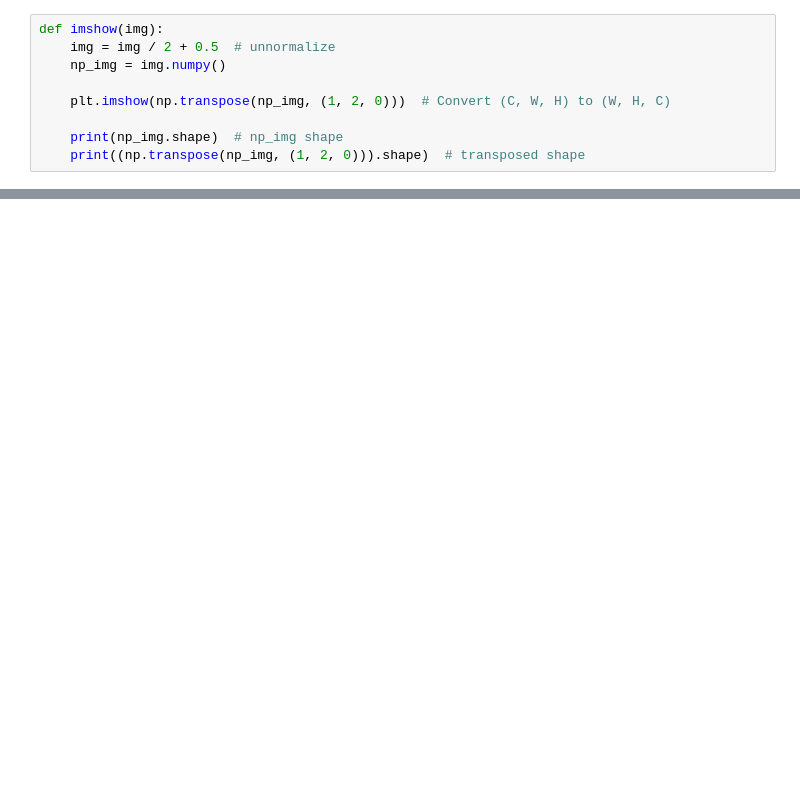
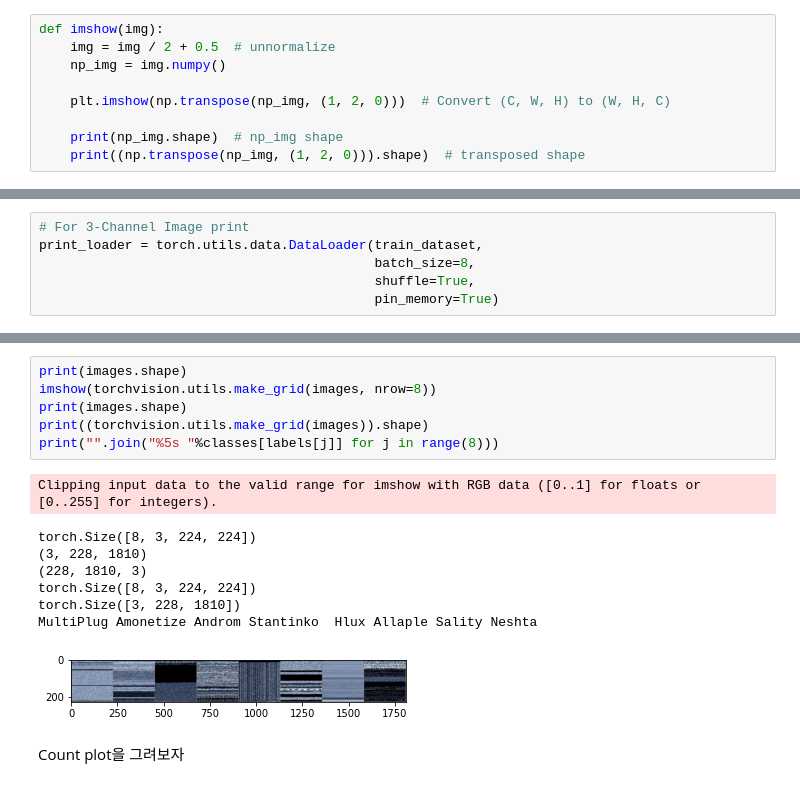
Before and after one commit to Steve-YJ/Colab_Exercise, a Jupyter notebook: [for_Paper]_post_graduate.ipynb, the cells around one changed output, grey strips where cells are left out. Saved outputs shown, nothing was run; the diff lists cells and outputs as text; blank space fills up the shorter version.

```diff
--- a/[for_Paper]_post_graduate.ipynb
+++ b/[for_Paper]_post_graduate.ipynb
@@ -206,0 +234,6 @@ torch.Size([3, 454, 1810])
+# %%
+# For 3-Channel Image print
+print_loader = torch.utils.data.DataLoader(train_dataset,
+                                           batch_size=8,
+                                           shuffle=True,
+                                           pin_memory=True)
@@ -206,0 +246,17 @@ torch.Size([3, 454, 1810])
+# %%
+print(images.shape)
+imshow(torchvision.utils.make_grid(images, nrow=8))
+print(images.shape)
+print((torchvision.utils.make_grid(images)).shape)
+print("".join("%5s "%classes[labels[j]] for j in range(8)))
+# %% [output]
+Clipping input data to the valid range for imshow with RGB data ([0..1] for floats or [0..255] for integers).
+torch.Size([8, 3, 224, 224])
+(3, 228, 1810)
+(228, 1810, 3)
+torch.Size([8, 3, 224, 224])
+torch.Size([3, 228, 1810])
+MultiPlug Amonetize Androm Stantinko  Hlux Allaple Sality Neshta
+[figure, added]
+# %% [markdown]
+Count plot을 그려보자
```
Also changed, not shown: parts of 33 cells of this notebook.
